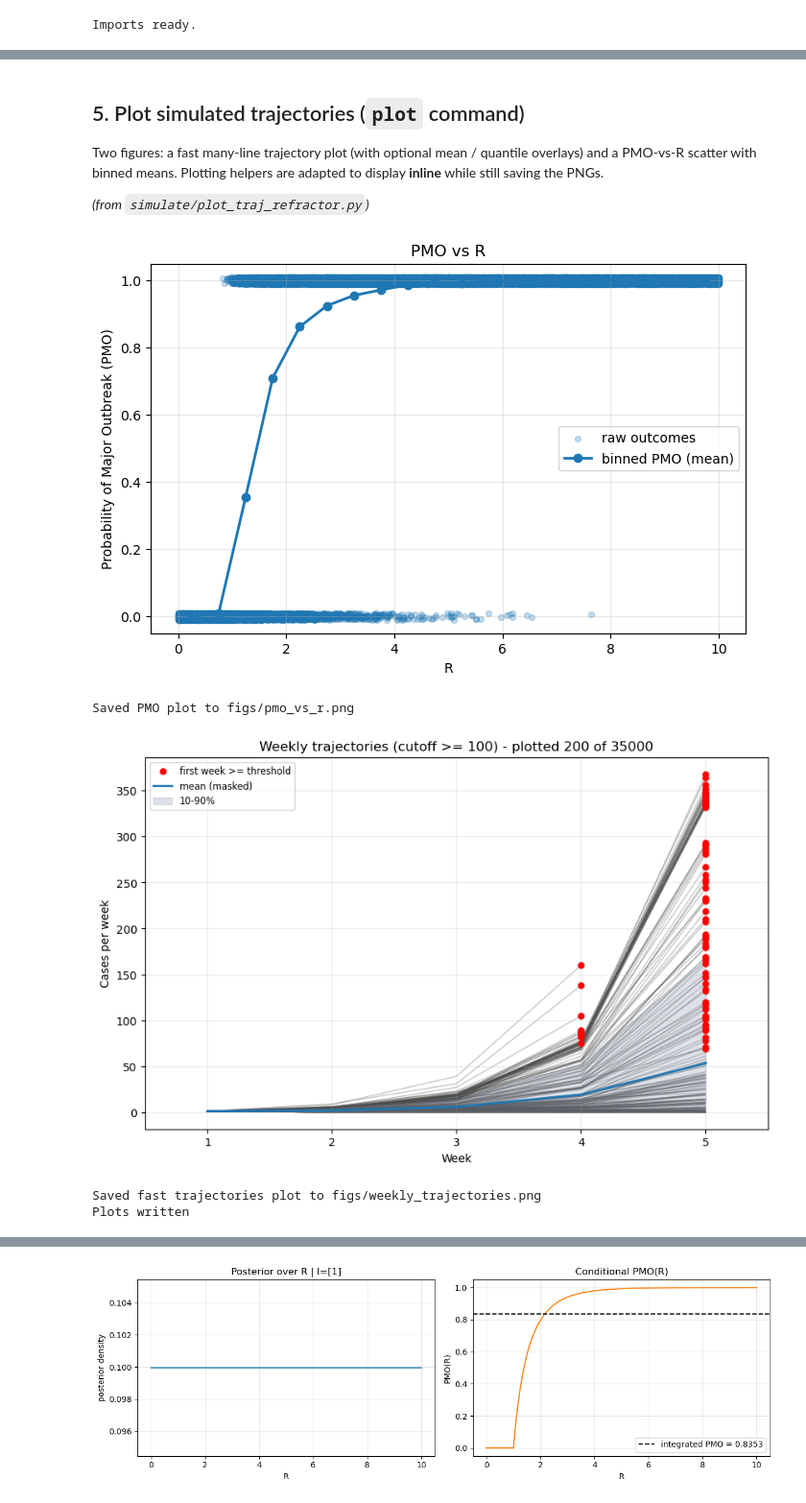
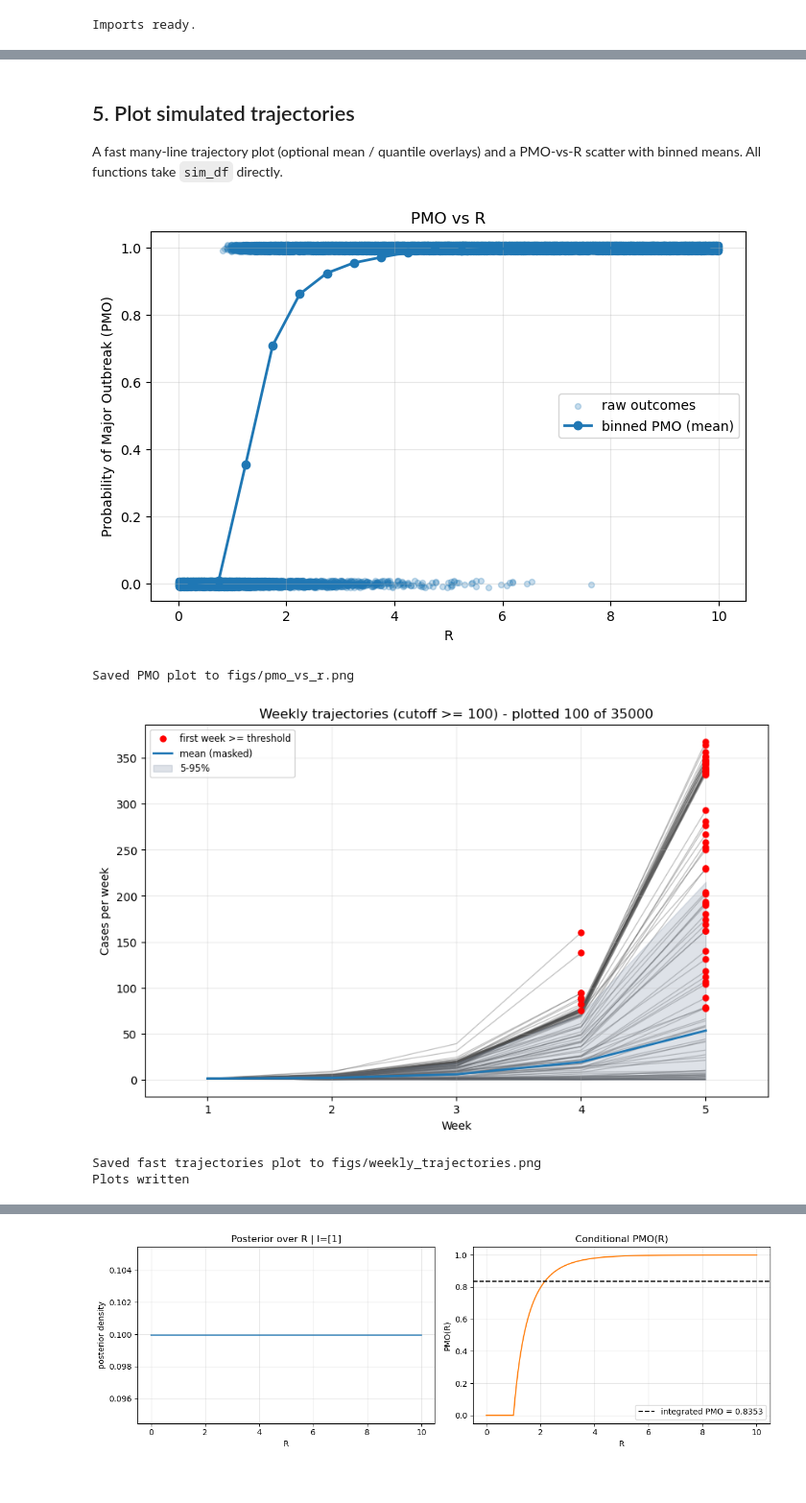
Before and after one commit to karlabbabic/outbreak-probabilities, a Jupyter notebook: outbreak_pipeline.ipynb, the cells around one changed output, grey strips where cells are left out. Shown at 96% size. Cells and saved outputs as stored; diff of their text form; code cells hidden in the pictures.

```diff
--- a/outbreak_pipeline.ipynb
+++ b/outbreak_pipeline.ipynb
@@ -435,9 +370,6 @@ trajectories shape: (35000, 50)
 # %% [markdown]
-## 5. Plot simulated trajectories (`plot` command)
+## 5. Plot simulated trajectories
 
-Two figures: a fast many-line trajectory plot (with optional mean / quantile
-overlays) and a PMO-vs-R scatter with binned means. Plotting helpers are
-adapted to display **inline** while still saving the PNGs.
-
-*(from `simulate/plot_traj_refractor.py`)*
+A fast many-line trajectory plot (optional mean / quantile overlays) and a
+PMO-vs-R scatter with binned means. All functions take `sim_df` directly.
 # %%
@@ -509,18 +434,18 @@ def mask_after_threshold_array(weeks_arr: np.ndarray, threshold: int) -> np.ndar
                 weeks[i, first_idx + 1:] = np.nan
     return weeks
 # %%
-def fast_plot_trajectories(df, week_cols, save_path="figs/weekly_trajectories.png",
+def fast_plot_trajectories(df, week_cols=None, save_path="figs/weekly_trajectories.png",
                            sample_strategy="hybrid", sample_size=200, major_threshold=100,
                            overlay_mean=True, overlay_quantiles=(0.10, 0.90),
                            random_seed=42, figsize=(10, 6)):
     """Many-line trajectory plot using LineCollection; saves PNG and shows inline."""
-    dfc = df.copy()
-    n_total = len(dfc)
+    week_cols = week_cols or week_cols_of(df)
+    n_total = len(df)
     if not week_cols:
         raise ValueError("No week columns provided")
 
     weeks = np.arange(1, len(week_cols) + 1)
-    arr = dfc[week_cols].to_numpy(dtype=float)
+    arr = df[week_cols].to_numpy(dtype=float)
     arr_masked = mask_after_threshold_array(arr, major_threshold)
 
     mean_per_week = np.nanmean(arr_masked, axis=0) if overlay_mean else None
@@ -530,7 +455,7 @@ def fast_plot_trajectories(df, week_cols, save_path="figs/weekly_trajectories.pn
     else:
         q_lo = q_hi = None
 
-    sel_idx = np.unique(select_indices(dfc, week_cols, strategy=sample_strategy,
+    sel_idx = np.unique(select_indices(df, week_cols, strategy=sample_strategy,
                                        sample_size=sample_size, random_seed=random_seed))
     sel_arr = arr[sel_idx, :]
 
@@ -588,39 +513,31 @@ def plot_pmo_vs_R(df, n_bins=20, save_path="figs/pmo_vs_r.png"):
     print(f"Saved PMO plot to {save_path}")
 
 
-def run_plotting(csv, header_rows=3, out_pmo="figs/pmo_vs_r.png",
-                 out_traj="figs/weekly_trajectories.png", bins=20, major_threshold=100,
-                 sample_strategy="hybrid", sample_size=200, random_seed=42,
-                 overlay_mean=True, overlay_quantiles=(0.10, 0.90)):
-    df, week_cols = load_sim_csv(csv, header_rows)
-    try:
-        plot_pmo_vs_R(df, n_bins=bins, save_path=out_pmo)
-    except Exception as e:
-        print("PMO plot failed:", e)
-    try:
-        fast_plot_trajectories(df, week_cols, save_path=out_traj,
-                               sample_strategy=sample_strategy, sample_size=sample_size,
-                               major_threshold=major_threshold, overlay_mean=overlay_mean,
-                               overlay_quantiles=overlay_quantiles, random_seed=random_seed)
-    except Exception as e:
-        print("Trajectories plot failed:", e)
+def run_plotting(df, bins=20, major_threshold=100, sample_strategy="hybrid",
+                 sample_size=200, random_seed=42, overlay_mean=True,
+                 overlay_quantiles=(0.10, 0.90)):
+    week_cols = week_cols_of(df)
+    plot_pmo_vs_R(df, n_bins=bins)
+    fast_plot_trajectories(df, week_cols, sample_strategy=sample_strategy,
+                           sample_size=sample_size, major_threshold=major_threshold,
+                           overlay_mean=overlay_mean, overlay_quantiles=overlay_quantiles,
+                           random_seed=random_seed)
 # %%
-# ---- equivalent of: runner.py plot ----
 run_plotting(
-    csv=SIM_OUT,
+    sim_df,
     sample_strategy="hybrid",
-    sample_size=200,
+    sample_size=100,
     overlay_mean=True,
-    overlay_quantiles=(0.1, 0.9),
+    overlay_quantiles=(0.05, 0.95),
     bins=20,
     major_threshold=100,
     random_seed=42,
 )
 print("Plots written")
 # %% [output]
 [figure]
 Saved PMO plot to figs/pmo_vs_r.png
-[figure, old version]
+[figure, new version]
 Saved fast trajectories plot to figs/weekly_trajectories.png
 Plots written
 # %% [markdown]
```
Also changed, not shown: parts of 69 cells of this notebook.
